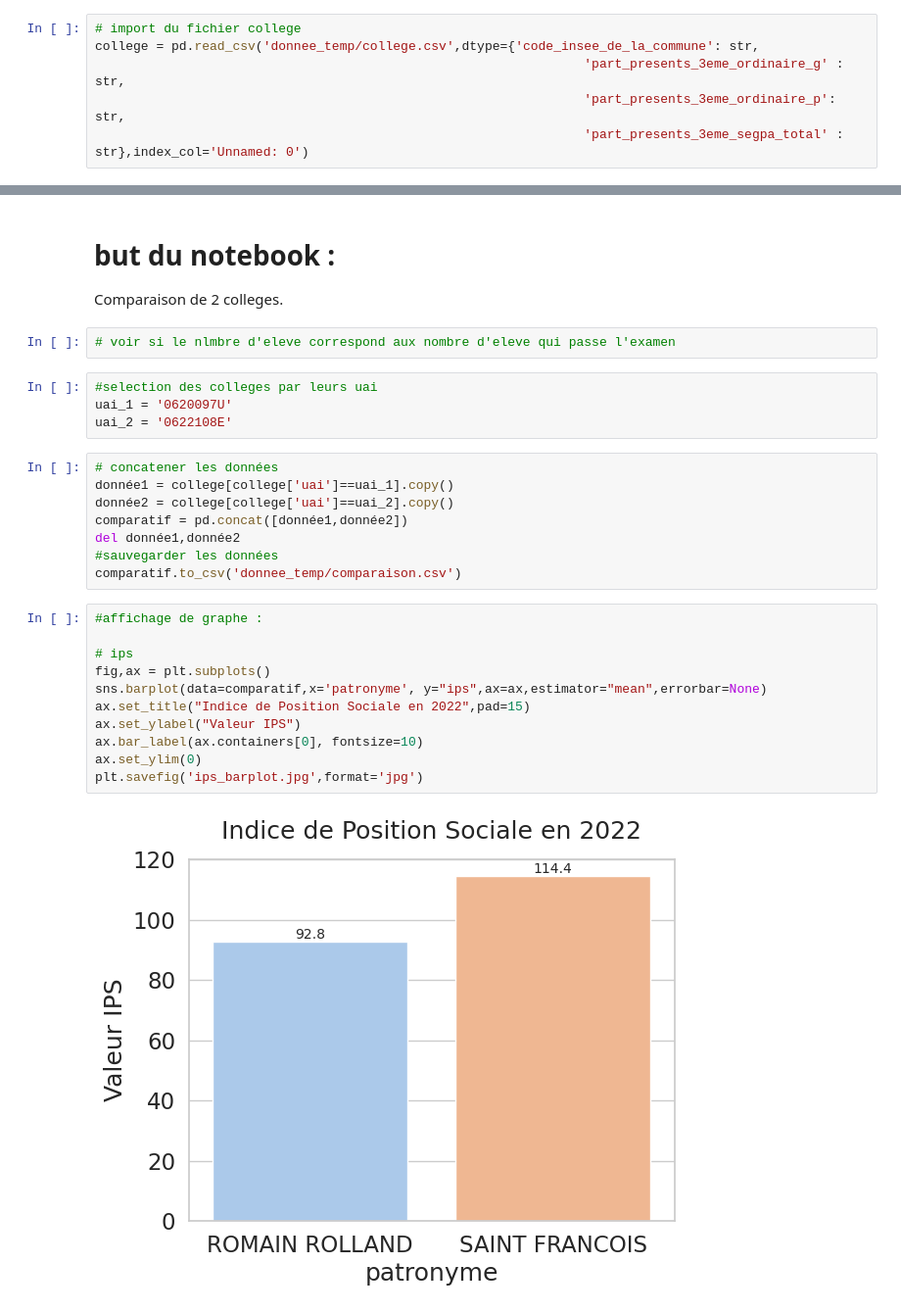
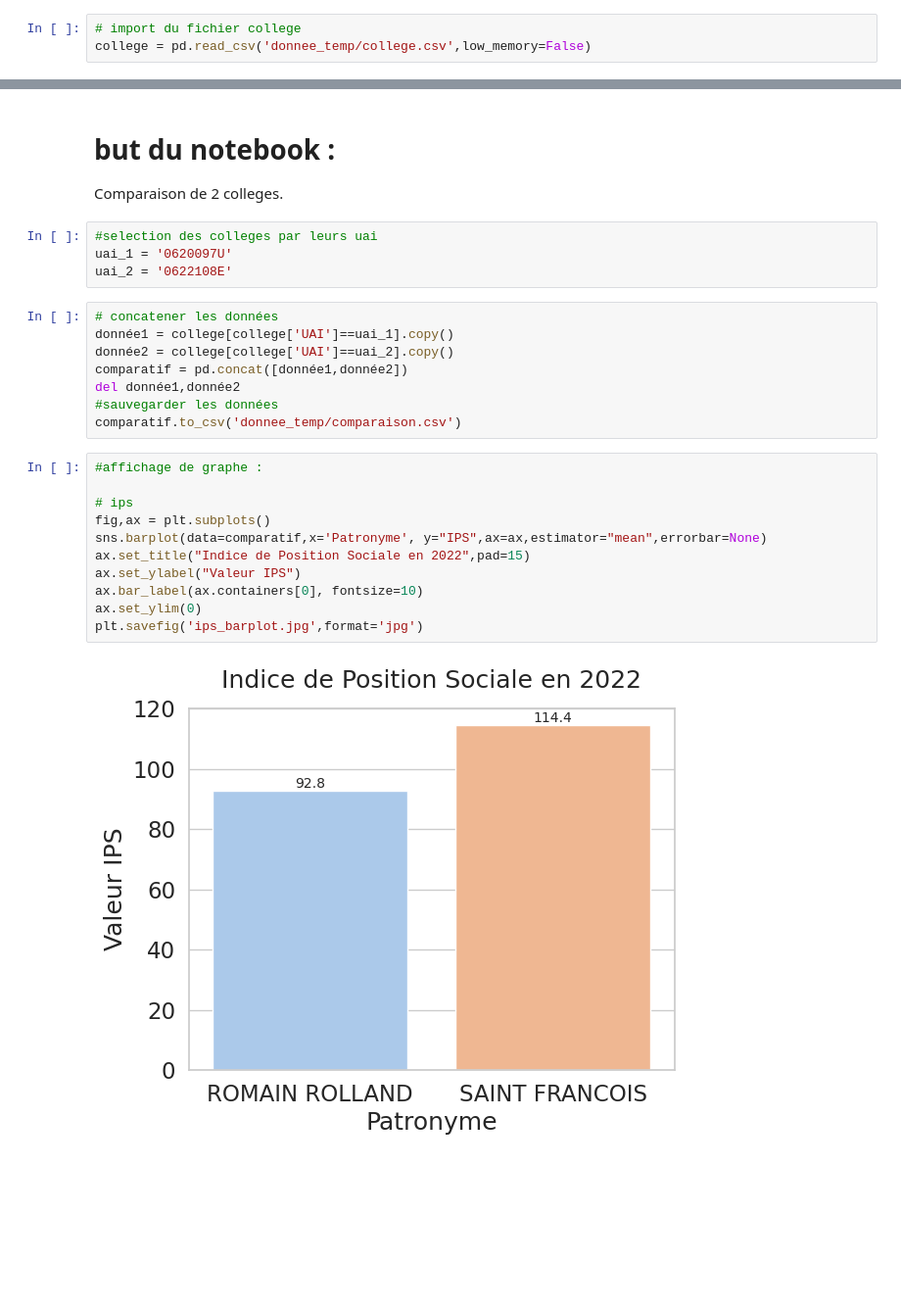
Before and after one commit to barrmath/data_educ, a Jupyter notebook: Comparaison college.ipynb, the cells around one changed output, grey strips where cells are left out. Shown: that part at 98% size. Saved outputs shown, nothing was run; the diff lists cells and outputs as text; blank space fills up the shorter version.

```diff
--- a/Comparaison college.ipynb
+++ b/Comparaison college.ipynb
@@ -10,10 +10,7 @@ import numpy as np
 import fonctions.perso_stats as perso_stats
 # %%
 # import du fichier college
-college = pd.read_csv('donnee_temp/college.csv',dtype={'code_insee_de_la_commune': str,
-                                                                'part_presents_3eme_ordinaire_g' : str,
-                                                                'part_presents_3eme_ordinaire_p': str,
-                                                                'part_presents_3eme_segpa_total' : str},index_col='Unnamed: 0')
+college = pd.read_csv('donnee_temp/college.csv',low_memory=False)
 # %%
 # style graphe :
 sns.set_theme(style="whitegrid")
@@ -24,16 +21,14 @@ palette = sns.color_palette("pastel").as_hex()
 # %% [markdown]
 # but du notebook :
 Comparaison de 2 colleges.
-# %%
-# voir si le nlmbre d'eleve correspond aux nombre d'eleve qui passe l'examen
 # %%
 #selection des colleges par leurs uai
 uai_1 = '0620097U'
 uai_2 = '0622108E'
 # %%
 # concatener les données
-donnée1 = college[college['uai']==uai_1].copy()
-donnée2 = college[college['uai']==uai_2].copy()
+donnée1 = college[college['UAI']==uai_1].copy()
+donnée2 = college[college['UAI']==uai_2].copy()
 comparatif = pd.concat([donnée1,donnée2])
 del donnée1,donnée2
 #sauvegarder les données
@@ -41,16 +36,16 @@ comparatif.to_csv('donnee_temp/comparaison.csv')
 # %%
 #affichage de graphe :
 
 # ips
 fig,ax = plt.subplots()
-sns.barplot(data=comparatif,x='patronyme', y="ips",ax=ax,estimator="mean",errorbar=None)
+sns.barplot(data=comparatif,x='Patronyme', y="IPS",ax=ax,estimator="mean",errorbar=None)
 ax.set_title("Indice de Position Sociale en 2022",pad=15)
 ax.set_ylabel("Valeur IPS")
 ax.bar_label(ax.containers[0], fontsize=10)
 ax.set_ylim(0)
 plt.savefig('ips_barplot.jpg',format='jpg')
 # %% [output]
-[figure, old version]
+[figure, new version]
 # %%
 # resultats et notes
 
```
Also changed, not shown: parts of 16 cells of this notebook, 12 other files.
